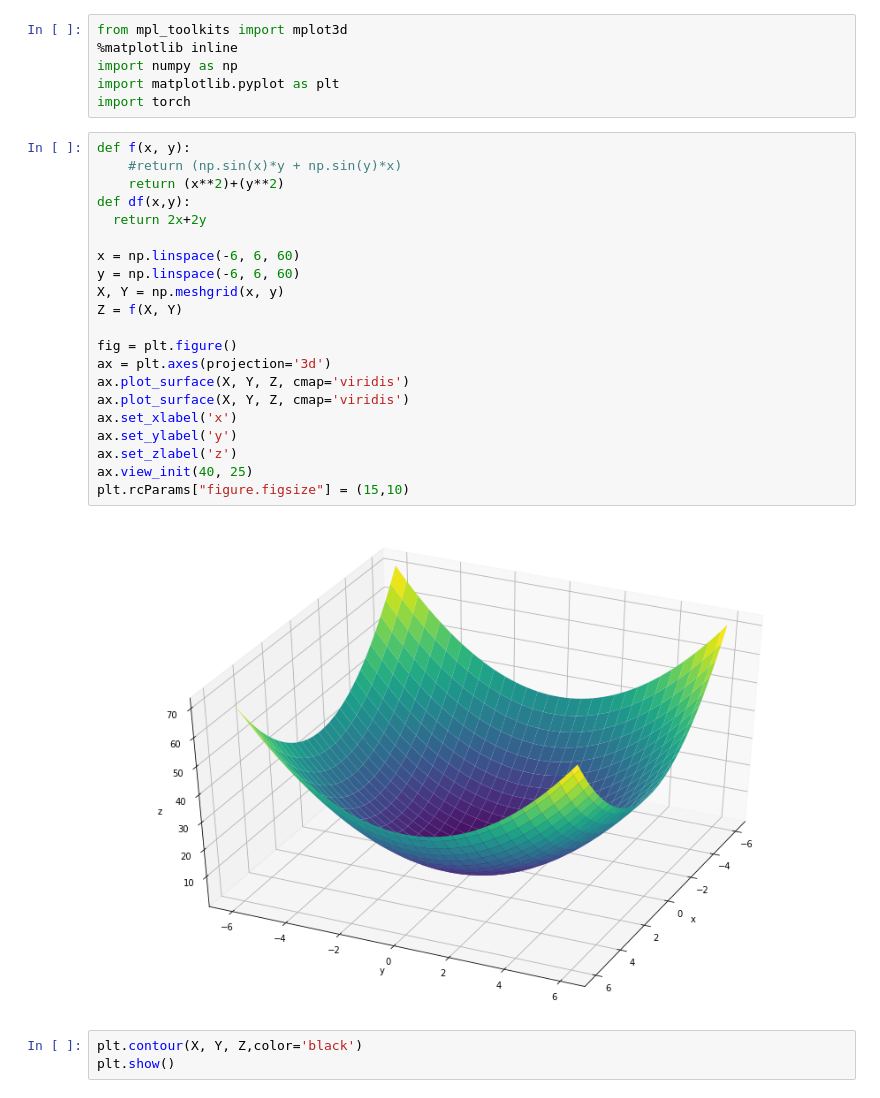
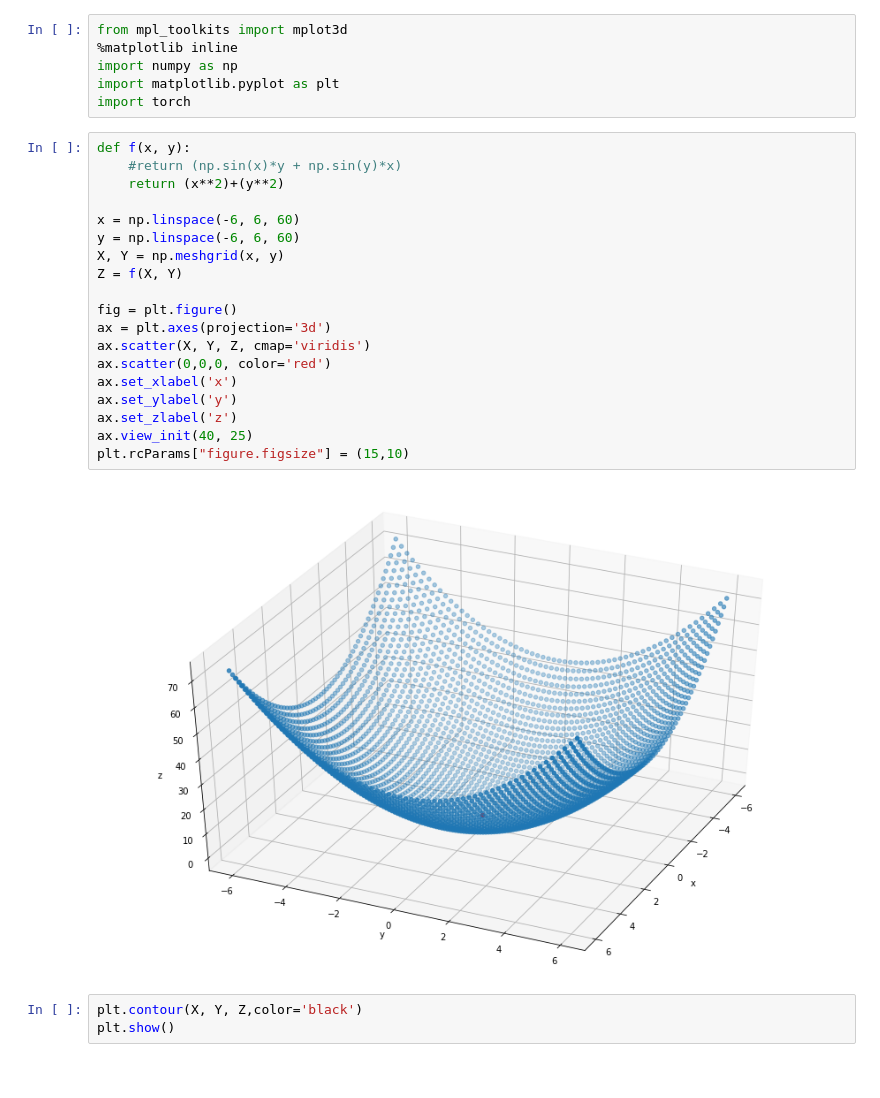
Before and after one commit to balkaransingh9/visualisations, a Jupyter notebook: GradientDescent_Animation.ipynb, the cells around one changed output. Cells and saved outputs as stored; diff of their text form.

```diff
--- a/GradientDescent_Animation.ipynb
+++ b/GradientDescent_Animation.ipynb
@@ -7,26 +7,24 @@ import torch
 # %%
 def f(x, y):
     #return (np.sin(x)*y + np.sin(y)*x)
     return (x**2)+(y**2)
-def df(x,y):
-  return 2x+2y
 
 x = np.linspace(-6, 6, 60)
 y = np.linspace(-6, 6, 60)
 X, Y = np.meshgrid(x, y)
 Z = f(X, Y)
 
 fig = plt.figure()
 ax = plt.axes(projection='3d')
-ax.plot_surface(X, Y, Z, cmap='viridis')
-ax.plot_surface(X, Y, Z, cmap='viridis')
+ax.scatter(X, Y, Z, cmap='viridis')
+ax.scatter(0,0,0, color='red')
 ax.set_xlabel('x')
 ax.set_ylabel('y')
 ax.set_zlabel('z')
 ax.view_init(40, 25)
 plt.rcParams["figure.figsize"] = (15,10)
 # %% [output]
-[figure, old version]
+[figure, new version]
 # %%
 plt.contour(X, Y, Z,color='black')
 plt.show()
```
Also changed, not shown: parts of 1 cell of this notebook.
